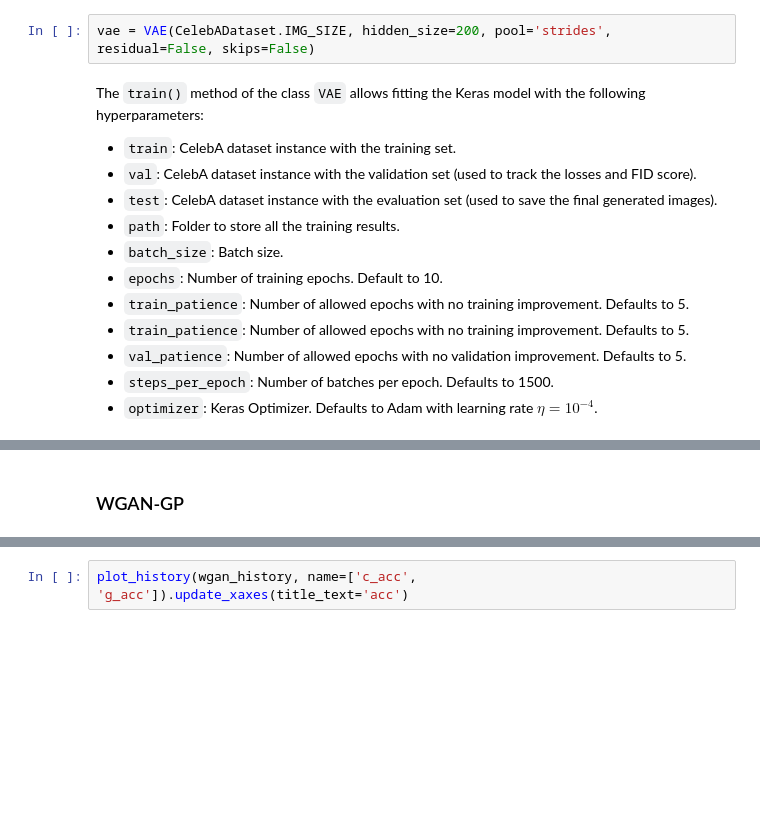
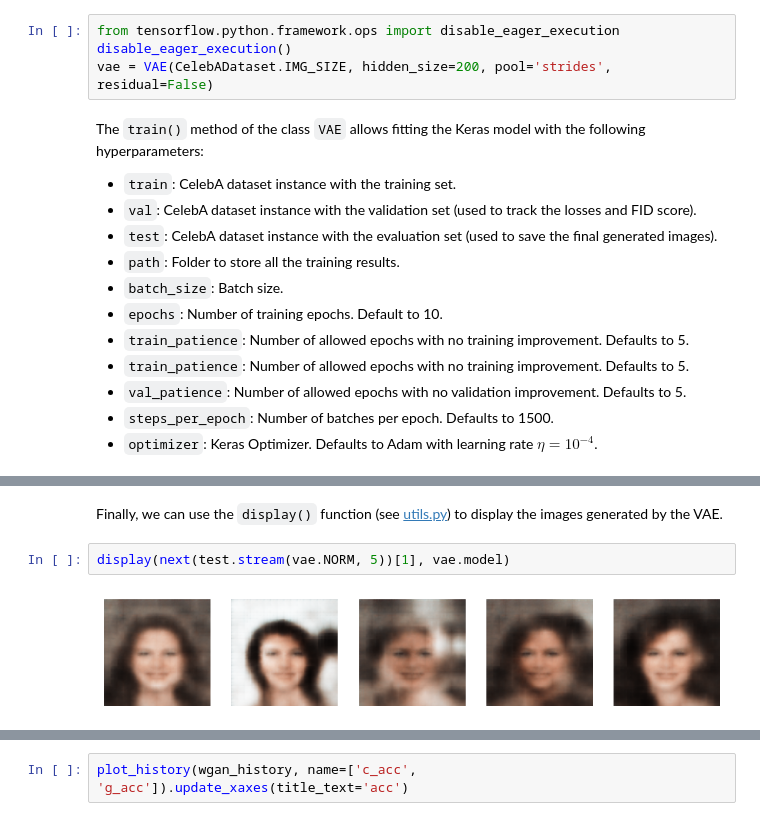
Before and after one commit to AlejandroDopico2/MIA_DL, a Jupyter notebook: P3/README.ipynb, the cells around one changed output, grey strips where cells are left out. Cells and saved outputs as stored; diff of their text form; blank space fills up the shorter version.

Commit message:
run eager

```diff
--- a/P3/README.ipynb
+++ b/P3/README.ipynb
@@ -46,7 +47,9 @@ The Variational AutoEncoder ([Pu et al., 2016](https://proceedings.neurips.cc/pa
 
 The default configuration (used in class notebooks) uses a latent space of dimension $d_h = 200$ with double-strides and no residual nor skip connections:
 # %%
-vae = VAE(CelebADataset.IMG_SIZE, hidden_size=200, pool='strides', residual=False, skips=False)
+from tensorflow.python.framework.ops import disable_eager_execution
+disable_eager_execution()
+vae = VAE(CelebADataset.IMG_SIZE, hidden_size=200, pool='strides', residual=False)
 # %% [markdown]
 The `train()` method of the class `VAE` allows fitting the Keras model with the following hyperparameters:
 
@@ -127,5 +141,9 @@ plot_history(vae_history, 'r_loss').show()
 [interactive output not drawn]
 [interactive output not drawn]
 [interactive output not drawn]
-# %% [markdown]
-### WGAN-GP
+# %% [markdown]
+Finally, we can use the `display()` function (see [utils.py](utils.py)) to display the images generated by the VAE.
+# %%
+display(next(test.stream(vae.NORM, 5))[1], vae.model)
+# %% [output]
+[figure, added]
```
Also changed, not shown: parts of 10 cells of this notebook, 4 other files.
